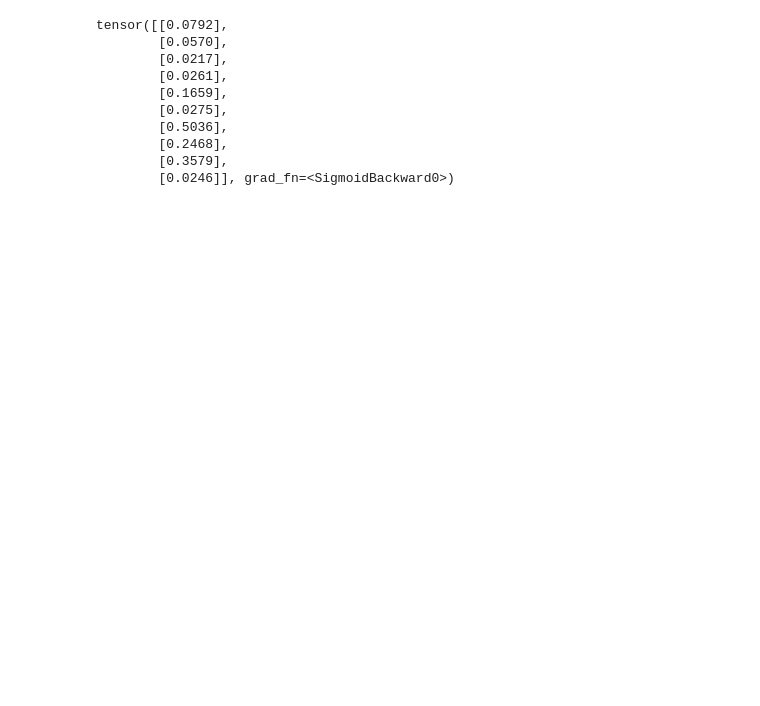
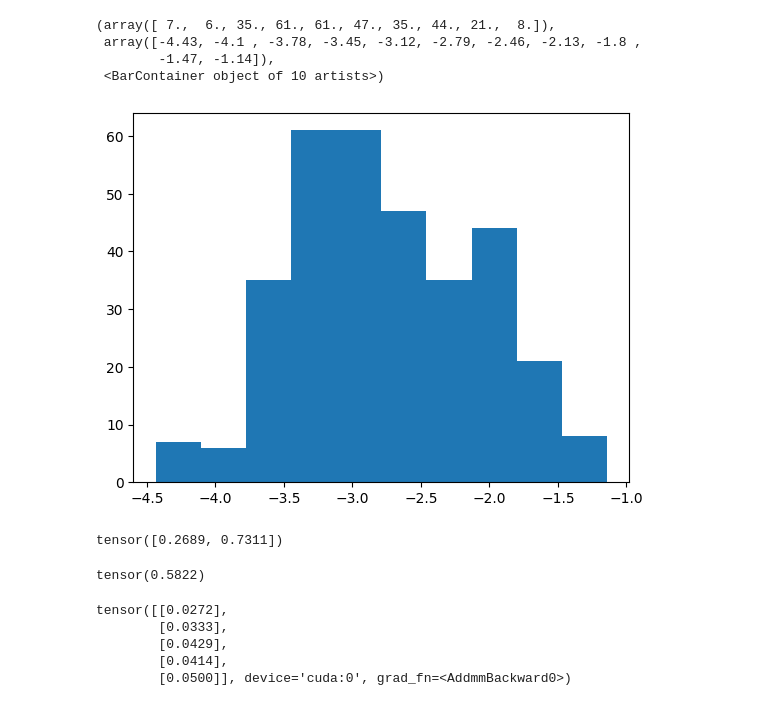
Before and after one commit to captanlevi/UNSW, a Jupyter notebook: oodGeneration.ipynb, the cells around one changed output. Cells and saved outputs as stored; diff of their text form; code cells hidden in the pictures; blank space fills up the shorter version.

Commit message:
added OOD and image testing

```diff
--- a/oodGeneration.ipynb
+++ b/oodGeneration.ipynb
@@ -268,0 +149,6 @@ KeyboardInterrupt:
+# %%
+feature_extractor = LSTMNetwork(lstm_hidden_size= 64,lstm_input_size=4,output_dim = 32)
+classifier_ = Predictor(feature_dim=32,num_classes= len(train_dataset.label_to_index))
+from flowprintOptimal.sekigo.modeling.trainers import NNClassificationTrainer
+classification_trainer = NNClassificationTrainer(feature_extractor= feature_extractor,classifier= classifier_,device= device,logger= Logger(name= "classification"))
+classification_trainer.train(train_dataset= train_dataset,test_dataset= test_dataset,epochs= 10,batch_size= 64,lr= .0001)
@@ -268,0 +249,27 @@ KeyboardInterrupt:
+# %%
+ood_dataset = FreqWaveDataset(ts_dim= 1,dataset_length= 1000,freq_ranges= [(1,.4)], num_timesteps= 25)
+# %%
+def testOOD(classifier : LSTMNetwork,discriminator : CNNNetwork1D, ood_dataset : FreqWaveDataset):
+
+    loader = DataLoader(ood_dataset,batch_size= 32)
+    classifier = classifier.to(device).eval()
+    discriminator = discriminator.to(device).eval()
+    total_ood = 0
+    count = 0
+    dis_scores = []
+    with torch.no_grad():
+        for batch in loader:
+            X = batch["data"].float().to(device)
+            #X = torch.randn_like(X).to(device)
+            preds = torch.argmax(classifier(X),dim= -1)
+            ood = (preds == 2).sum()
+            total_ood += ood
+
+            scores = discriminator(X)
+            dis_scores.extend(scores.cpu().numpy()[:,0].tolist())
+
+            count += X.shape[0]
+    print(total_ood/count)
+    return np.array(dis_scores)
+# %%
+scores = testOOD(classifier=classifier,discriminator= trainer.super_discriminator,ood_dataset= ood_dataset)
@@ -268,0 +292,8 @@ KeyboardInterrupt:
+# %%
+plt.hist(scores)
+# %% [output]
+(array([ 7.,  6., 35., 61., 61., 47., 35., 44., 21.,  8.]),
+ array([-4.43, -4.1 , -3.78, -3.45, -3.12, -2.79, -2.46, -2.13, -1.8 ,
+        -1.47, -1.14]),
+ <BarContainer object of 10 artists>)
+[figure, added]
@@ -269,19 +307,21 @@ KeyboardInterrupt:
+# %%
+a = torch.tensor([10,11]).float()
+print(F.softmax(a,dim= -1))
+(-F.softmax(a,dim = -1)*F.log_softmax(a,dim= -1)).sum()
+# %% [output]
+tensor([0.2689, 0.7311])
+tensor(0.5822)
 # %%
 loader = DataLoader(train_dataset,batch_size = 10)
 # %%
 for i in loader:
     break
-# %%
-discriminator(torch.rand(10,8,1))
-# %% [output]
-tensor([[0.0792],
-        [0.0570],
-        [0.0217],
-        [0.0261],
-        [0.1659],
-        [0.0275],
-        [0.5036],
-        [0.2468],
-        [0.3579],
-        [0.0246]], grad_fn=<SigmoidBackward0>)
+# %%
+discriminator(torch.randn(5,25,1).to(device))
+# %% [output]
+tensor([[0.0272],
+        [0.0333],
+        [0.0429],
+        [0.0414],
+        [0.0500]], device='cuda:0', grad_fn=<AddmmBackward0>)
 # %%
```
Also changed, not shown: parts of 52 cells of this notebook, 33 other files.
